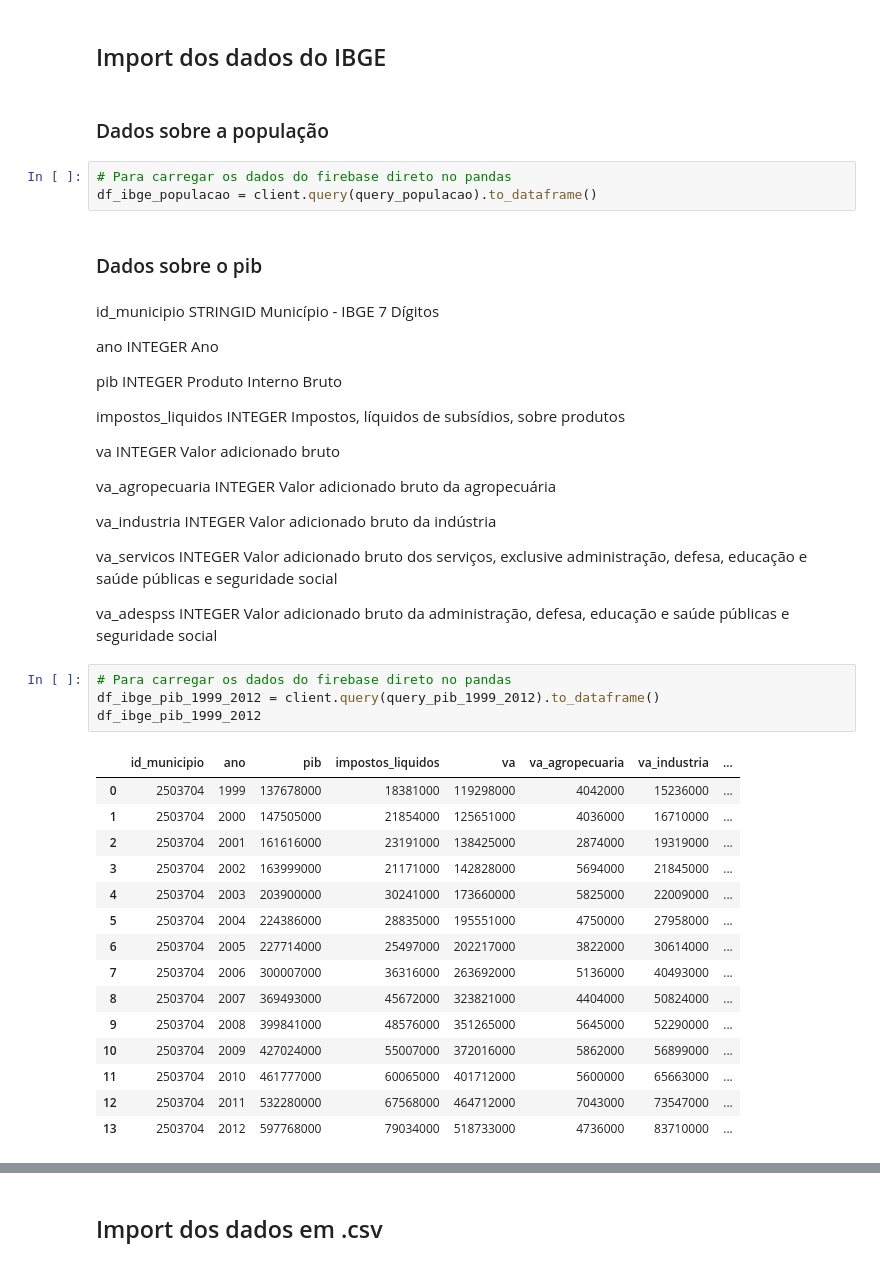
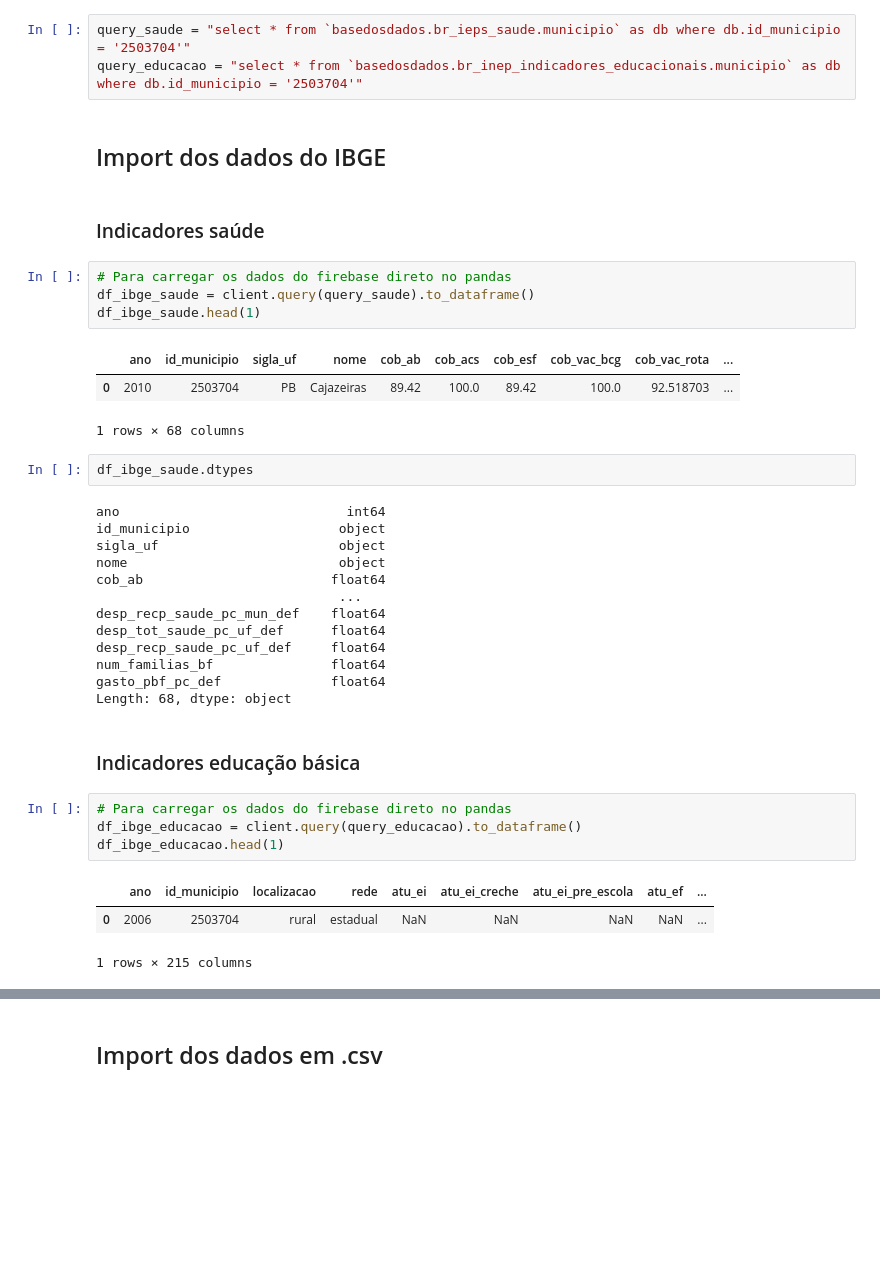
Before and after one commit to AllysonAbreu/dw_contas_publicas_2022, a Jupyter notebook: dea_despesas_dados_novos.ipynb, the cells around one changed output, grey strips where cells are left out. Saved outputs shown, nothing was run; the diff lists cells and outputs as text; blank space fills up the shorter version.

```diff
--- a/dea_despesas_dados_novos.ipynb
+++ b/dea_despesas_dados_novos.ipynb
@@ -53,39 +49,40 @@ query_pib_2002_2020 = "SELECT * FROM `basedosdados.br_ibge_pib.municipio` as db
+# %%
+query_saude = "select * from `basedosdados.br_ieps_saude.municipio` as db where db.id_municipio = '2503704'"
+query_educacao = "select * from `basedosdados.br_inep_indicadores_educacionais.municipio` as db where db.id_municipio = '2503704'"
 # %% [markdown]
 ## Import dos dados do IBGE
-# %% [markdown]
-### Dados sobre a população
+# %% [markdown]
+### Indicadores saúde
 # %%
 # Para carregar os dados do firebase direto no pandas
-df_ibge_populacao = client.query(query_populacao).to_dataframe()
+df_ibge_saude = client.query(query_saude).to_dataframe()
+df_ibge_saude.head(1)
+# %% [output]
+|  | ano | id_municipio | sigla_uf | nome | cob_ab | cob_acs | cob_esf | cob_vac_bcg | cob_vac_rota | ... |
+| 0 | 2010 | 2503704 | PB | Cajazeiras | 89.42 | 100.0 | 89.42 | 100.0 | 92.518703 | ... |
+1 rows × 68 columns
-# %% [markdown]
-### Dados sobre o pib
-# %% [markdown]
-<p>id_municipio	STRINGID Município - IBGE 7 Dígitos</p>
-<p>ano	INTEGER	Ano</p>
-<p>pib	INTEGER	Produto Interno Bruto</p>
-<p>impostos_liquidos	INTEGER Impostos, líquidos de subsídios, sobre produtos</p>
-<p>va	INTEGER	Valor adicionado bruto</p>
-<p>va_agropecuaria	INTEGER Valor adicionado bruto da agropecuária</p>
-<p>va_industria	INTEGER	Valor adicionado bruto da indústria</p>
-<p>va_servicos	INTEGER Valor adicionado bruto dos serviços, exclusive administração, defesa, educação e saúde públicas e seguridade social</p>
-<p>va_adespss	INTEGER	Valor adicionado bruto da administração, defesa, educação e saúde públicas e seguridade social</p>
+# %%
+df_ibge_saude.dtypes
+# %% [output]
+ano                             int64
+id_municipio                   object
+sigla_uf                       object
+nome                           object
+cob_ab                        float64
+                               ...
+desp_recp_saude_pc_mun_def    float64
+desp_tot_saude_pc_uf_def      float64
+desp_recp_saude_pc_uf_def     float64
+num_familias_bf               float64
+gasto_pbf_pc_def              float64
+Length: 68, dtype: object
+# %% [markdown]
+### Indicadores educação básica
 # %%
 # Para carregar os dados do firebase direto no pandas
-df_ibge_pib_1999_2012 = client.query(query_pib_1999_2012).to_dataframe()
-df_ibge_pib_1999_2012
+df_ibge_educacao = client.query(query_educacao).to_dataframe()
+df_ibge_educacao.head(1)
 # %% [output]
-|  | id_municipio | ano | pib | impostos_liquidos | va | va_agropecuaria | va_industria | ... |
-| 0 | 2503704 | 1999 | 137678000 | 18381000 | 119298000 | 4042000 | 15236000 | ... |
-| 1 | 2503704 | 2000 | 147505000 | 21854000 | 125651000 | 4036000 | 16710000 | ... |
-| 2 | 2503704 | 2001 | 161616000 | 23191000 | 138425000 | 2874000 | 19319000 | ... |
-| 3 | 2503704 | 2002 | 163999000 | 21171000 | 142828000 | 5694000 | 21845000 | ... |
-| 4 | 2503704 | 2003 | 203900000 | 30241000 | 173660000 | 5825000 | 22009000 | ... |
-| 5 | 2503704 | 2004 | 224386000 | 28835000 | 195551000 | 4750000 | 27958000 | ... |
-| 6 | 2503704 | 2005 | 227714000 | 25497000 | 202217000 | 3822000 | 30614000 | ... |
-| 7 | 2503704 | 2006 | 300007000 | 36316000 | 263692000 | 5136000 | 40493000 | ... |
-| 8 | 2503704 | 2007 | 369493000 | 45672000 | 323821000 | 4404000 | 50824000 | ... |
-| 9 | 2503704 | 2008 | 399841000 | 48576000 | 351265000 | 5645000 | 52290000 | ... |
-| 10 | 2503704 | 2009 | 427024000 | 55007000 | 372016000 | 5862000 | 56899000 | ... |
-| 11 | 2503704 | 2010 | 461777000 | 60065000 | 401712000 | 5600000 | 65663000 | ... |
-| 12 | 2503704 | 2011 | 532280000 | 67568000 | 464712000 | 7043000 | 73547000 | ... |
-| 13 | 2503704 | 2012 | 597768000 | 79034000 | 518733000 | 4736000 | 83710000 | ... |
+|  | ano | id_municipio | localizacao | rede | atu_ei | atu_ei_creche | atu_ei_pre_escola | atu_ef | ... |
+| 0 | 2006 | 2503704 | rural | estadual | NaN | NaN | NaN | NaN | ... |
+1 rows × 215 columns
```
Also changed, not shown: parts of 108 cells of this notebook.
